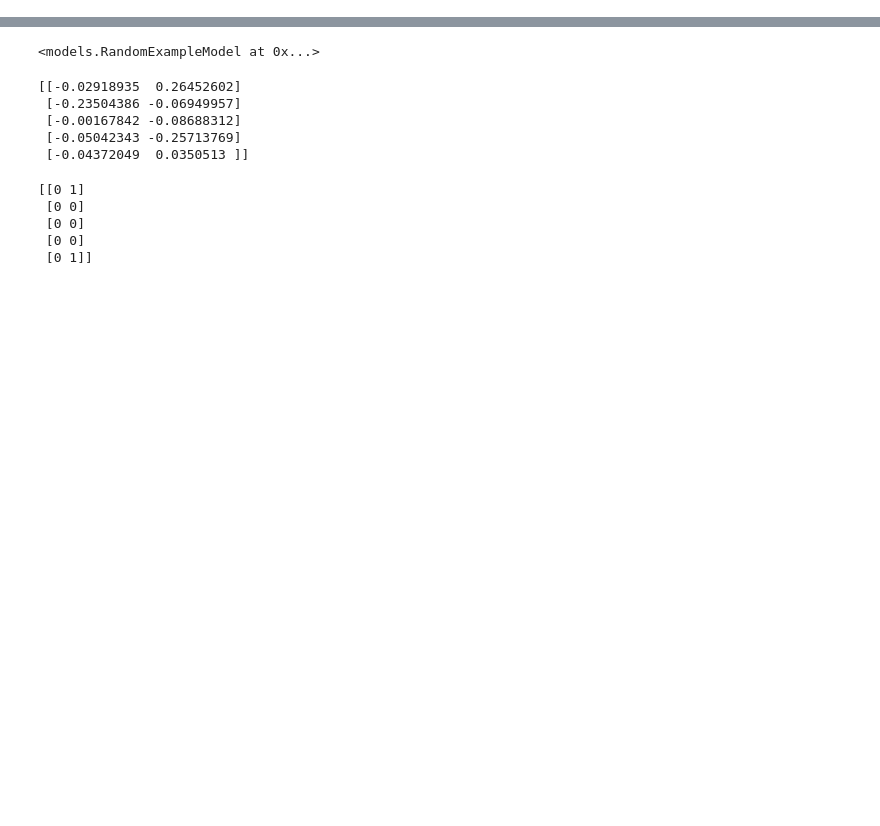
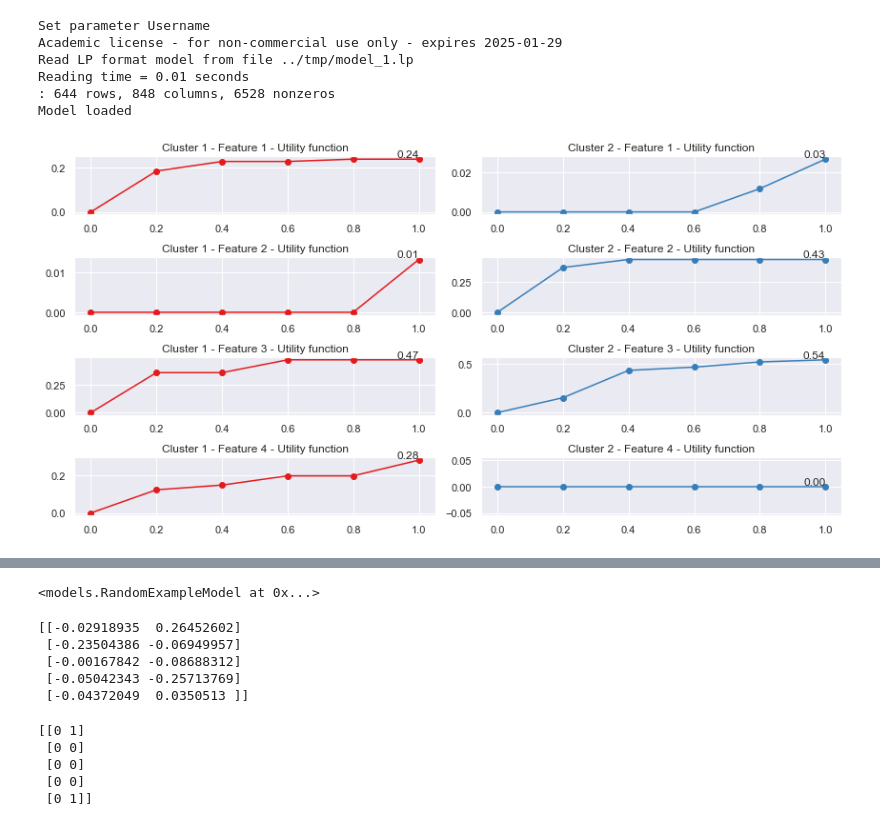
Before and after one commit to artefactory/cs-sdp-2023-24, a Jupyter notebook: notebooks/example.ipynb, the cells around one changed output, grey strips where cells are left out. Saved outputs shown, nothing was run; the diff lists cells and outputs as text; code cells hidden in the pictures; blank space fills up the shorter version.

Commit message:
Model UTA with 5 min limit

```diff
--- a/notebooks/example.ipynb
+++ b/notebooks/example.ipynb
@@ -41,0 +46,16 @@ Coefficient statistics:
+# %%
+n_pieces = 5
+n_clusters = 2
+model_1 = TwoClustersMIP(n_pieces, n_clusters)
+model_1.load_model("../tmp/model_1")
+# %% [output]
+Set parameter Username
+Academic license - for non-commercial use only - expires 2025-01-29
+Read LP format model from file ../tmp/model_1.lp
+Reading time = 0.01 seconds
+: 644 rows, 848 columns, 6528 nonzeros
+Model loaded
+# %%
+model_1.plot_UTA()
+# %% [output]
+[figure, added]
```
Also changed, not shown: parts of 7 cells of this notebook, 2 other files.
